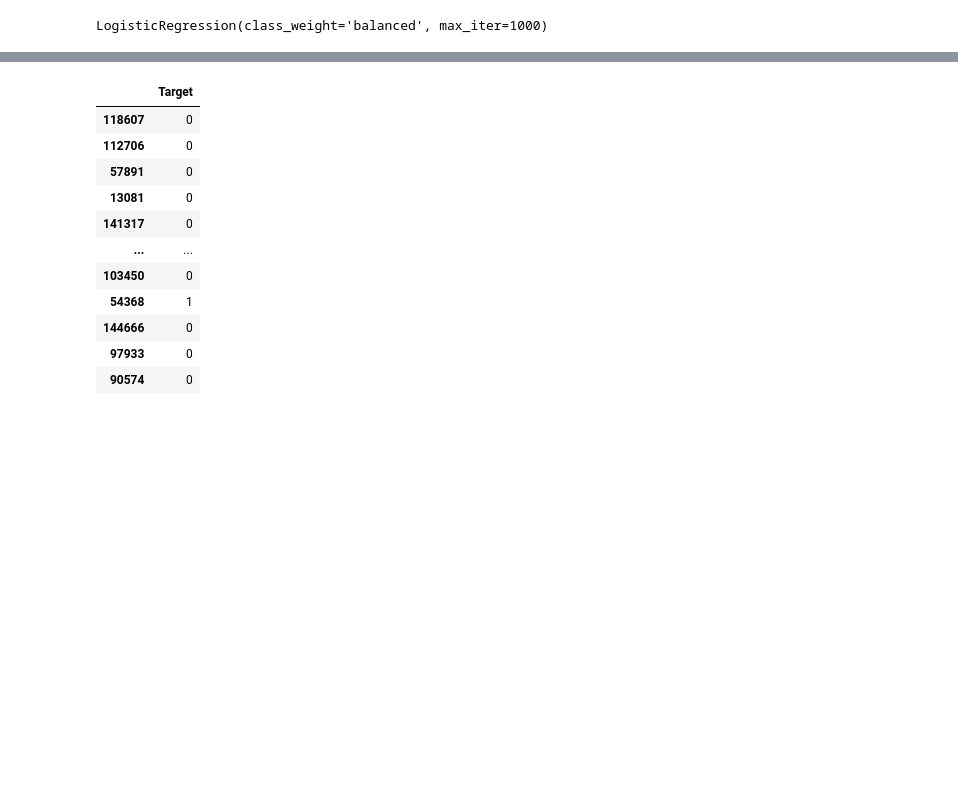
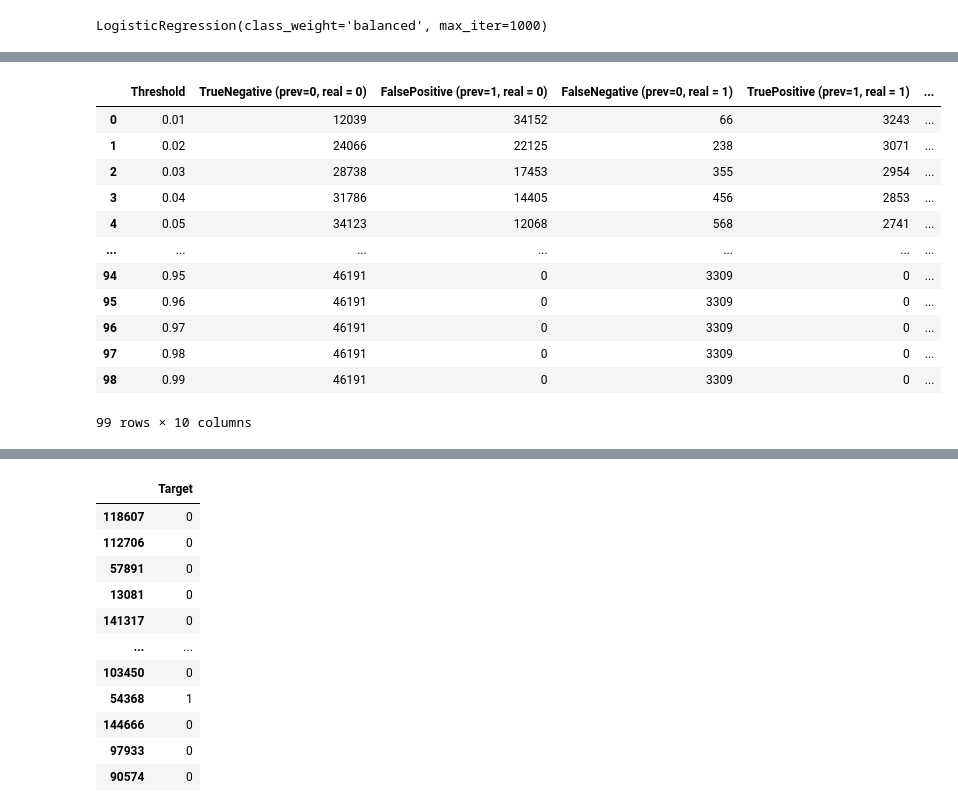
Before and after one commit to RubensSJunior/creditRisk_DecisionEngine, a Jupyter notebook: notebook/04.00_model_lgbm.ipynb, the cells around one changed output, grey strips where cells are left out. Drawn from its saved outputs; the diff is of its cells as text; code cells hidden in the pictures; blank space fills up the shorter version.

```diff
--- a/notebook/04.00_model_lgbm.ipynb
+++ b/notebook/04.00_model_lgbm.ipynb
@@ -98,3 +221,0 @@ LGBMClassifier(colsample_bytree=0.5, lambda_l1=0.5, lambda_l2=0.5,
-# %%
-baselinePreds = baselineModel.predict(X_test)
-finalModPreds = final_model.predict_proba(X_test)
@@ -127,3 +224,23 @@ threshold_7 = .7
 # %%
-#realResult = (y_test >= threshold).astype(int)
-#finalModResult = (finalModPreds[:,1] >= threshold).astype(int)
+array_threshold = range(1,100,1)
+array_results = []
+for threshold in array_threshold:
+    threshold = threshold/100
+    finalModResult = (finalModPreds[:,1] >= threshold).astype(int)
+
+    metric_accuracy_score  = accuracy_score(y_test["Target"],finalModResult)
+    metric_f1_score        = f1_score(y_test["Target"],finalModResult)
+    metric_precision_score = precision_score(y_test["Target"],finalModResult)
+    metric_recall_score    = recall_score(y_test["Target"],finalModResult)
+    tn, fp, fn, tp = confusion_matrix(y_test["Target"],finalModResult).ravel().tolist()
+    result = {
+    "Threshold" : threshold ,
+    "TrueNegative  (prev=0, real = 0)" : tn,
+    "FalsePositive (prev=1, real = 0)" : fp,
+    "FalseNegative (prev=0, real = 1)" : fn,
+    "TruePositive  (prev=1, real = 1)" : tp,
+    "accuracy_score" : metric_accuracy_score,
+    "f1_score" : metric_f1_score,
+    "precision_score" : metric_precision_score,
+    "recall_score" : metric_recall_score}
+    array_results.append(result)
@@ -132,0 +247,18 @@ X_test["Target"] = y_test["Target"]
+# %%
+df_ = pd.DataFrame(array_results)
+df_["proportion"] = df_["FalseNegative (prev=0, real = 1)"]/df_["TrueNegative  (prev=0, real = 0)"]
+df_.sort_values("proportion")
+# %% [output]
+|  | Threshold | TrueNegative (prev=0, real = 0) | FalsePositive (prev=1, real = 0) | FalseNegative (prev=0, real = 1) | TruePositive (prev=1, real = 1) | ... |
+| 0 | 0.01 | 12039 | 34152 | 66 | 3243 | ... |
+| 1 | 0.02 | 24066 | 22125 | 238 | 3071 | ... |
+| 2 | 0.03 | 28738 | 17453 | 355 | 2954 | ... |
+| 3 | 0.04 | 31786 | 14405 | 456 | 2853 | ... |
+| 4 | 0.05 | 34123 | 12068 | 568 | 2741 | ... |
+| ... | ... | ... | ... | ... | ... | ... |
+| 94 | 0.95 | 46191 | 0 | 3309 | 0 | ... |
+| 95 | 0.96 | 46191 | 0 | 3309 | 0 | ... |
+| 96 | 0.97 | 46191 | 0 | 3309 | 0 | ... |
+| 97 | 0.98 | 46191 | 0 | 3309 | 0 | ... |
+| 98 | 0.99 | 46191 | 0 | 3309 | 0 | ... |
+99 rows × 10 columns
```
Also changed, not shown: parts of 39 cells of this notebook, 16 other files.
